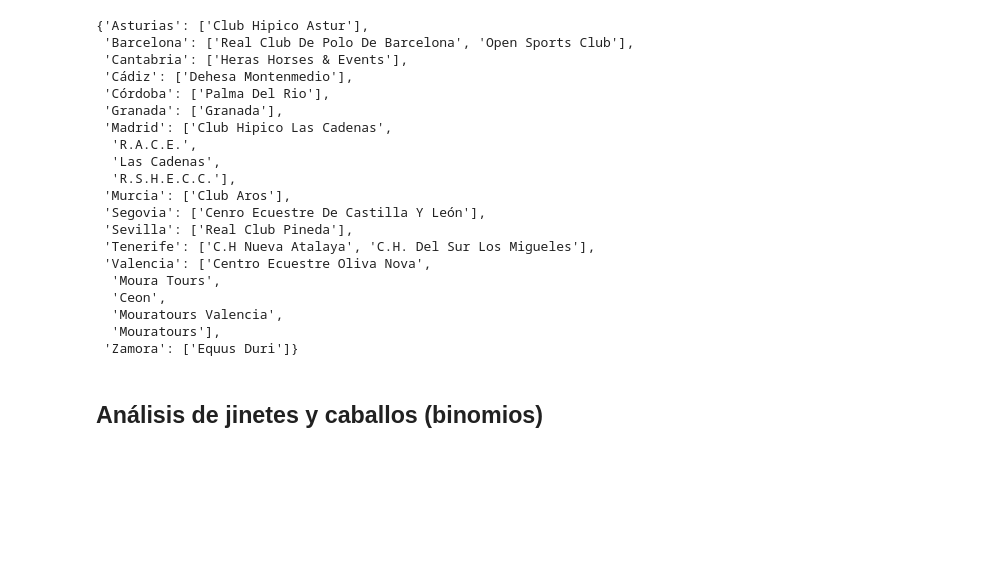
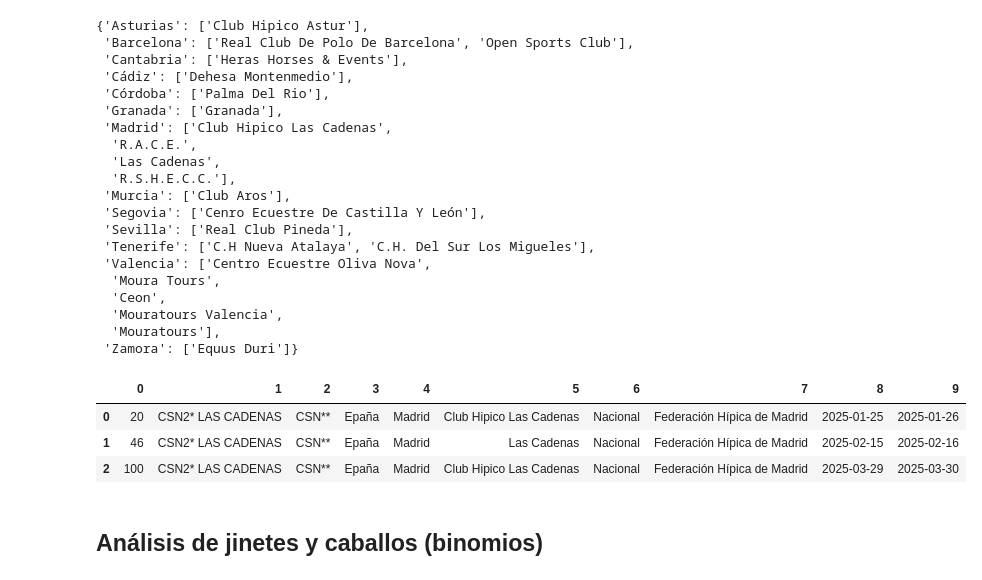
Before and after one commit to Gabijc/Proyecto_final_hipica, a Jupyter notebook: Notebooks/EDA.ipynb, the cells around one changed output. Saved outputs shown, nothing was run; the diff lists cells and outputs as text; code cells hidden in the pictures; blank space fills up the shorter version.

```diff
--- a/Notebooks/EDA.ipynb
+++ b/Notebooks/EDA.ipynb
@@ -407,6 +407,20 @@ diccionario
   'Mouratours Valencia',
   'Mouratours'],
  'Zamora': ['Equus Duri']}
+# %%
+query1 = """
+        SELECT *
+        FROM concursos c
+        WHERE c.nombre_concurso = 'CSN2* LAS CADENAS';
+"""
+cur.execute(query1)
+cosita = pd.DataFrame(cur.fetchall())
+cosita
+# %% [output]
+|  | 0 | 1 | 2 | 3 | 4 | 5 | 6 | 7 | 8 | 9 |
+| 0 | 20 | CSN2* LAS CADENAS | CSN** | Epaña | Madrid | Club Hipico Las Cadenas | Nacional | Federación Hípica de Madrid | 2025-01-25 | 2025-01-26 |
+| 1 | 46 | CSN2* LAS CADENAS | CSN** | Epaña | Madrid | Las Cadenas | Nacional | Federación Hípica de Madrid | 2025-02-15 | 2025-02-16 |
+| 2 | 100 | CSN2* LAS CADENAS | CSN** | Epaña | Madrid | Club Hipico Las Cadenas | Nacional | Federación Hípica de Madrid | 2025-03-29 | 2025-03-30 |
 # %% [markdown]
 ## Análisis de jinetes y caballos (binomios)
 # %%
```
Also changed, not shown: 2 other files.
